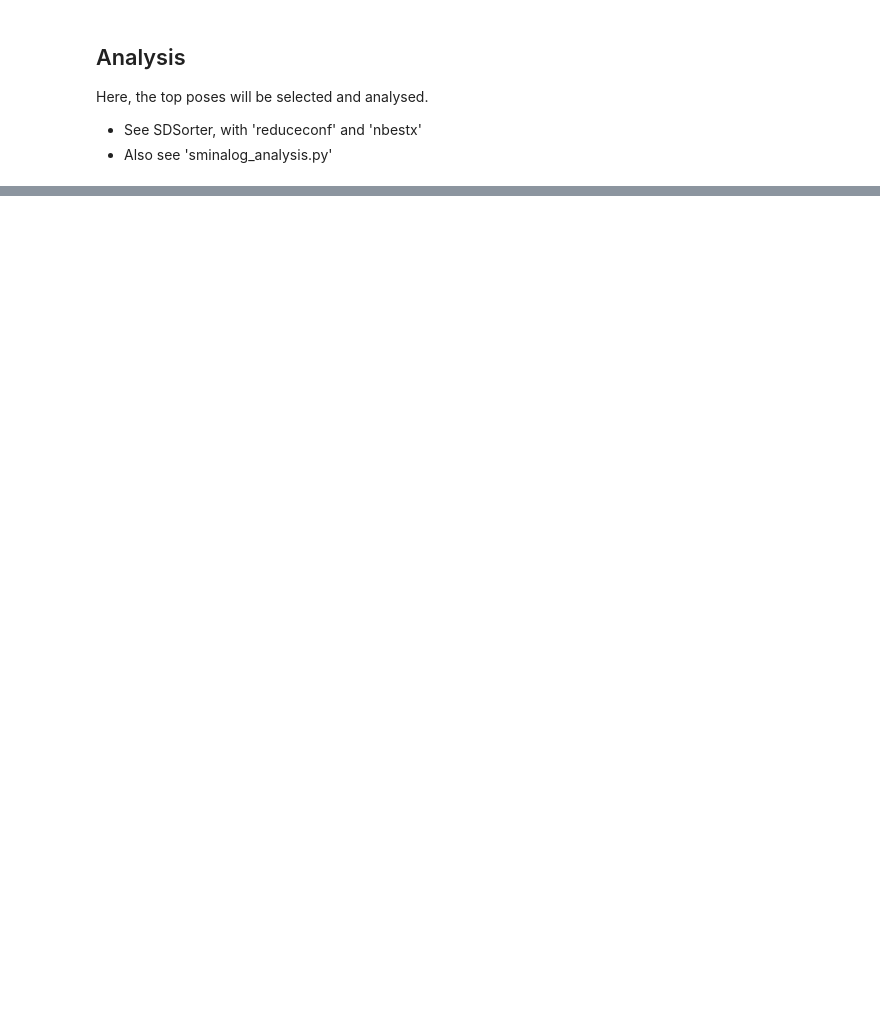
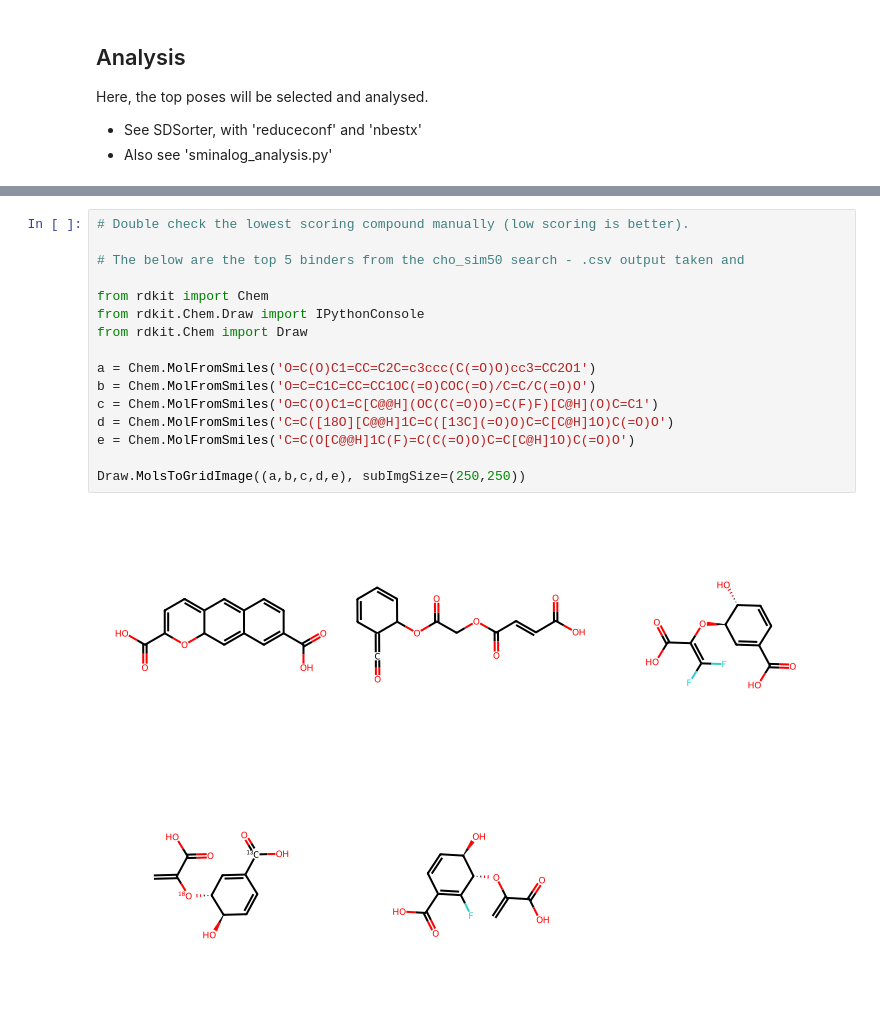
Before and after one commit to lynden95/novel-pabb-inhibitors-eos, a Jupyter notebook: notebooks/2_docking.ipynb, the cells around one changed output, grey strips where cells are left out. Saved outputs shown, nothing was run; the diff lists cells and outputs as text; blank space fills up the shorter version.

```diff
--- a/notebooks/2_docking.ipynb
+++ b/notebooks/2_docking.ipynb
@@ -366,0 +334,18 @@ os.remove(affinities_header)
+# %%
+# Double check the lowest scoring compound manually (low scoring is better).
+
+# The below are the top 5 binders from the cho_sim50 search - .csv output taken and
+
+from rdkit import Chem
+from rdkit.Chem.Draw import IPythonConsole
+from rdkit.Chem import Draw
+
+a = Chem.MolFromSmiles('O=C(O)C1=CC=C2C=c3ccc(C(=O)O)cc3=CC2O1')
+b = Chem.MolFromSmiles('O=C=C1C=CC=CC1OC(=O)COC(=O)/C=C/C(=O)O')
+c = Chem.MolFromSmiles('O=C(O)C1=C[C@@H](OC(C(=O)O)=C(F)F)[C@H](O)C=C1')
+d = Chem.MolFromSmiles('C=C([18O][C@@H]1C=C([13C](=O)O)C=C[C@H]1O)C(=O)O')
+e = Chem.MolFromSmiles('C=C(O[C@@H]1C(F)=C(C(=O)O)C=C[C@H]1O)C(=O)O')
+
+Draw.MolsToGridImage((a,b,c,d,e), subImgSize=(250,250))
+# %% [output]
+[figure, added]
```
Also changed, not shown: parts of 9 cells of this notebook, 11 other files.
